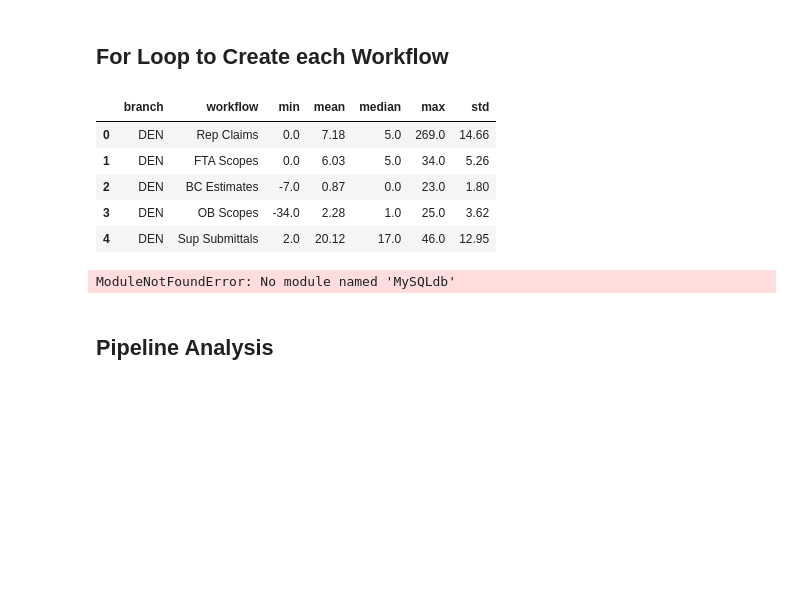
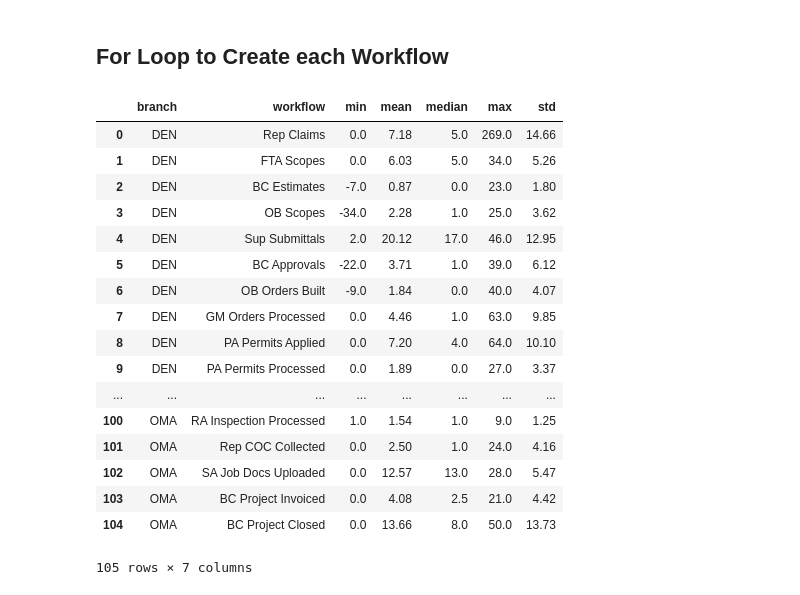
Before and after one commit to ChrisBen191/workflow_project, a Jupyter notebook: branch_clustering.ipynb, the cells around one changed output. Drawn from its saved outputs; the diff is of its cells as text; code cells hidden in the pictures; blank space fills up the shorter version.

Commit message:
pushing the dfs to MySQL using SQLalchemy

```diff
--- a/branch_clustering.ipynb
+++ b/branch_clustering.ipynb
@@ -11,6 +11,10 @@ from data import config
 import datetime
 from datetime import datetime
 from datetime import timedelta
+
+from sqlalchemy import create_engine
+from config import username, password, hostname, port, database
+engine = create_engine(f'mysql+pymysql://{username}:{password}@{hostname}/{database}')
 
 ############### PROJECT TABLE DATA ####################
 project_table_data = "./data/database_tables/project_table.csv"
@@ -558,43 +562,52 @@ workflow_list = ['Rep Claims', 'FTA Scopes','BC Estimates',
 workflow_aggregrate_list = []
 
 
 # looping over every workflow...
 for branch in branch_list:
     #...in every branch
     for workflow in workflow_list:
 
         # creating an empty df to add the 'workflow_aggregrate_list'
         workflow_analysis_df = pd.DataFrame()
 
         # creating an 'branch workflow' instance for each workflow, in each branch
         workflow_analysis = Branch_Workflow(branch, workflow)
 
         # running the 'workflow analysis' function for each workflow, in each branch
         aggegrates = workflow_analysis.workflow_analysis_data()
 
         # storing the 'aggregate' in the 'workflow_aggregrate_list'
         workflow_aggregrate_list.append(aggegrates)
 
+
+        # create teammate workflow df to add to the MySQL database
+        workflow_data = workflow_analysis.create_teammate_workflow()
+
+        # creating a 'table' name based on the branch and workflow
+        workflow_name = f'{branch} - {workflow}'
+
+        # sending the dfs created for each workflow/branch to it's own table in MySQL
+        workflow_data.to_sql(name=workflow_name.lower(),con=engine,if_exists='replace')
+
 # creating a dataframe from the 'workflow_aggregrate_list' and then reorganized the columns
 workflow_aggregrate_df = pd.DataFrame.from_dict(workflow_aggregrate_list)
 workflow_aggregrate_df = workflow_aggregrate_df[['branch', 'workflow', 'min', 'mean', 'median', 'max', 'std']]
-
-workflow_aggregrate_df.head()
 # %% [output]
 |  | branch | workflow | min | mean | median | max | std |
 | 0 | DEN | Rep Claims | 0.0 | 7.18 | 5.0 | 269.0 | 14.66 |
 | 1 | DEN | FTA Scopes | 0.0 | 6.03 | 5.0 | 34.0 | 5.26 |
 | 2 | DEN | BC Estimates | -7.0 | 0.87 | 0.0 | 23.0 | 1.80 |
 | 3 | DEN | OB Scopes | -34.0 | 2.28 | 1.0 | 25.0 | 3.62 |
 | 4 | DEN | Sup Submittals | 2.0 | 20.12 | 17.0 | 46.0 | 12.95 |
+| 5 | DEN | BC Approvals | -22.0 | 3.71 | 1.0 | 39.0 | 6.12 |
+| 6 | DEN | OB Orders Built | -9.0 | 1.84 | 0.0 | 40.0 | 4.07 |
+| 7 | DEN | GM Orders Processed | 0.0 | 4.46 | 1.0 | 63.0 | 9.85 |
+| 8 | DEN | PA Permits Applied | 0.0 | 7.20 | 4.0 | 64.0 | 10.10 |
+| 9 | DEN | PA Permits Processed | 0.0 | 1.89 | 0.0 | 27.0 | 3.37 |
+| ... | ... | ... | ... | ... | ... | ... | ... |
+| 100 | OMA | RA Inspection Processed | 1.0 | 1.54 | 1.0 | 9.0 | 1.25 |
+| 101 | OMA | Rep COC Collected | 0.0 | 2.50 | 1.0 | 24.0 | 4.16 |
+| 102 | OMA | SA Job Docs Uploaded | 0.0 | 12.57 | 13.0 | 28.0 | 5.47 |
+| 103 | OMA | BC Project Invoiced | 0.0 | 4.08 | 2.5 | 21.0 | 4.42 |
+| 104 | OMA | BC Project Closed | 0.0 | 13.66 | 8.0 | 50.0 | 13.73 |
+105 rows × 7 columns
-# %%
-from sqlalchemy import create_engine
-
-
-engine = create_engine(f"mysql+mysqldb://root:{config.password}@localhost/{config.database}")
-
-workflow_aggregrate_df.to_sql(name='aggregrate_table',con=engine, if_exists='replace')
-# %% [output]
-ModuleNotFoundError: No module named 'MySQLdb'
-# %% [markdown]
-## Pipeline Analysis
```
Also changed, not shown: parts of 1 cell of this notebook.
